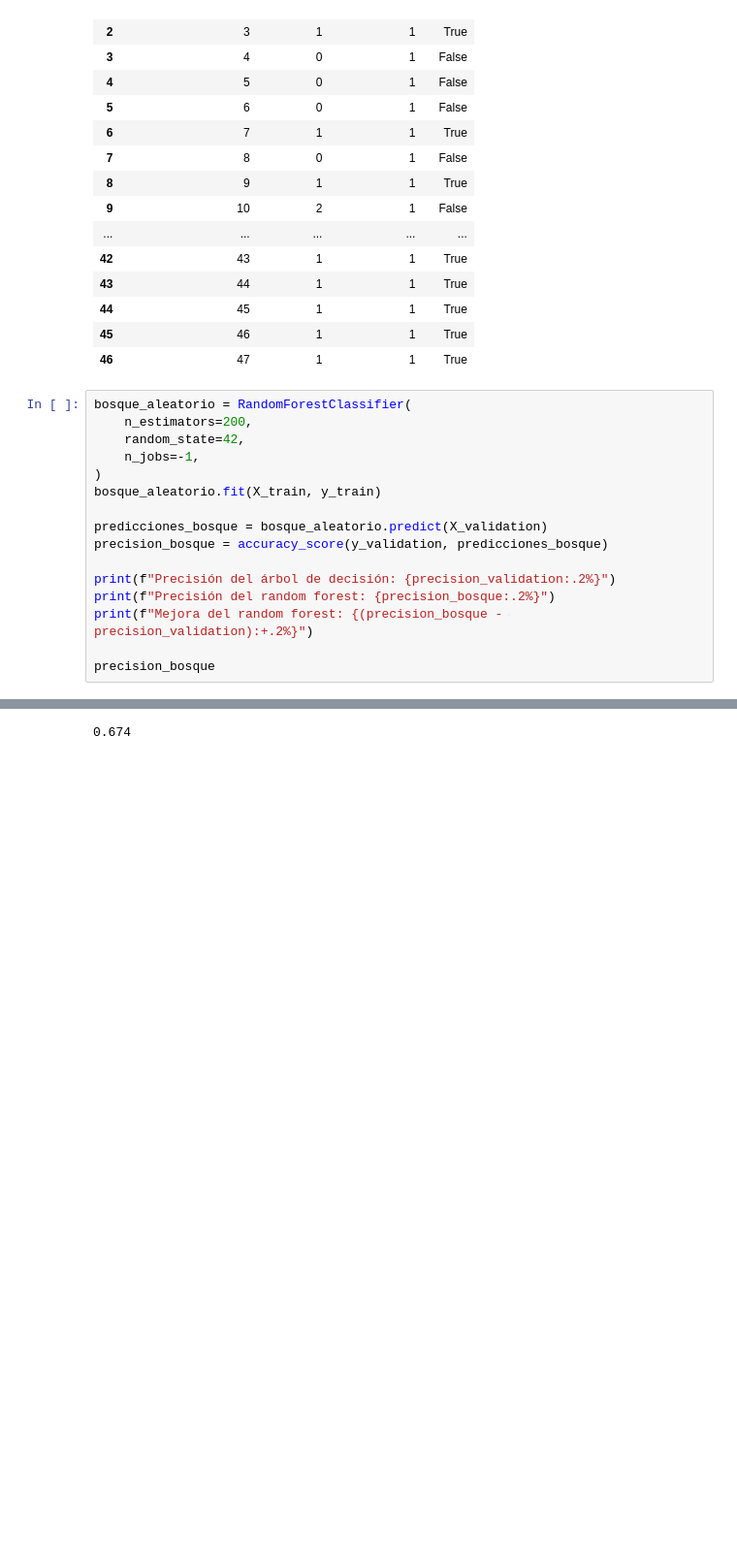
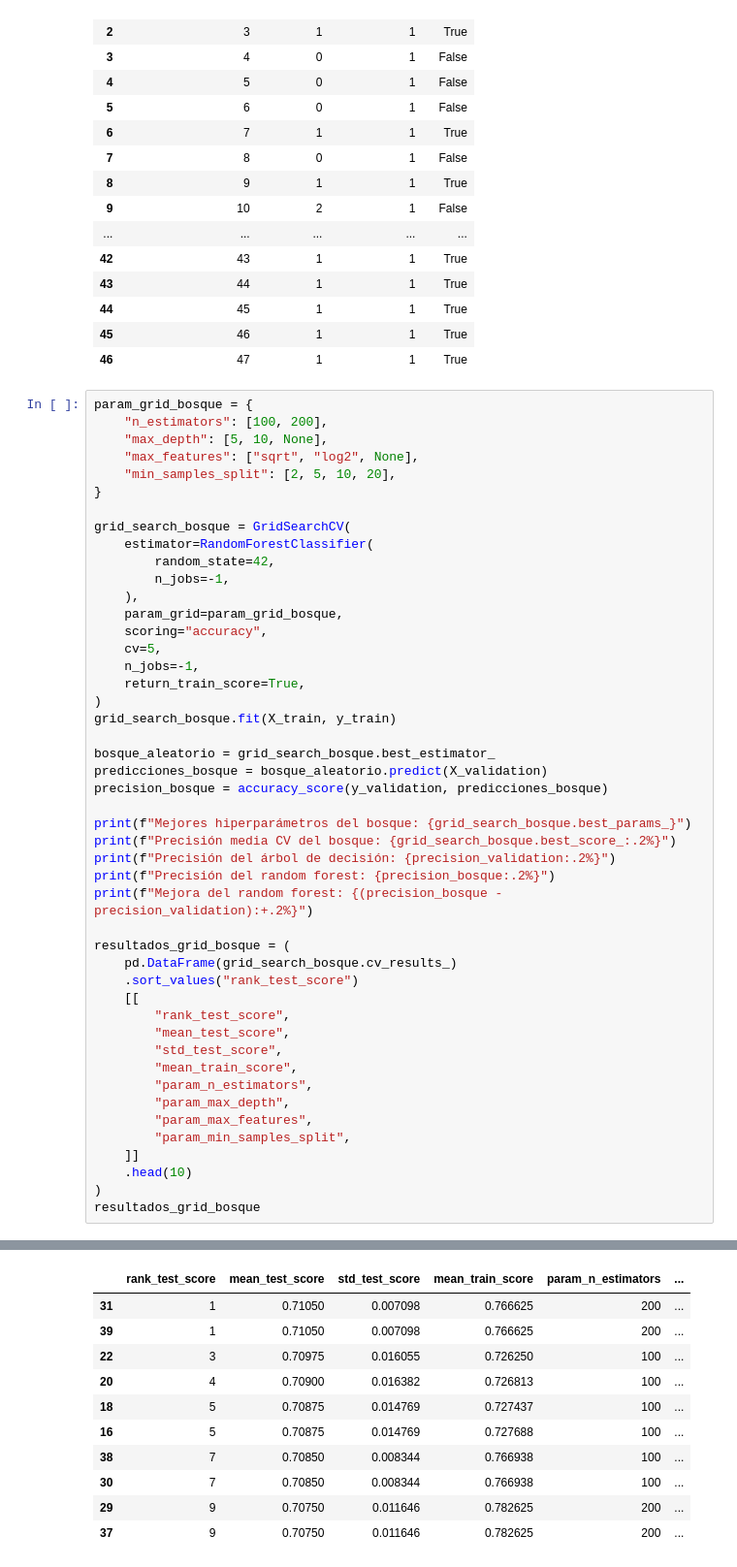
Before and after one commit to hbuelta/Decision-Trees-chess-, a Jupyter notebook: decision_tree_chess.ipynb, the cells around one changed output, grey strips where cells are left out. Shown at 97% size. Saved outputs shown, nothing was run; the diff lists cells and outputs as text; blank space fills up the shorter version.

```diff
--- a/decision_tree_chess.ipynb
+++ b/decision_tree_chess.ipynb
@@ -539,19 +588,50 @@ Precisión en la partida: 48.94%
 | 45 | 46 | 1 | 1 | True |
 | 46 | 47 | 1 | 1 | True |
 # %%
-bosque_aleatorio = RandomForestClassifier(
-    n_estimators=200,
-    random_state=42,
+param_grid_bosque = {
+    "n_estimators": [100, 200],
+    "max_depth": [5, 10, None],
+    "max_features": ["sqrt", "log2", None],
+    "min_samples_split": [2, 5, 10, 20],
+}
+
+grid_search_bosque = GridSearchCV(
+    estimator=RandomForestClassifier(
+        random_state=42,
+        n_jobs=-1,
+    ),
+    param_grid=param_grid_bosque,
+    scoring="accuracy",
+    cv=5,
     n_jobs=-1,
+    return_train_score=True,
 )
-bosque_aleatorio.fit(X_train, y_train)
+grid_search_bosque.fit(X_train, y_train)
 
+bosque_aleatorio = grid_search_bosque.best_estimator_
 predicciones_bosque = bosque_aleatorio.predict(X_validation)
 precision_bosque = accuracy_score(y_validation, predicciones_bosque)
 
+print(f"Mejores hiperparámetros del bosque: {grid_search_bosque.best_params_}")
+print(f"Precisión media CV del bosque: {grid_search_bosque.best_score_:.2%}")
 print(f"Precisión del árbol de decisión: {precision_validation:.2%}")
 print(f"Precisión del random forest: {precision_bosque:.2%}")
 print(f"Mejora del random forest: {(precision_bosque - precision_validation):+.2%}")
 
-precision_bosque
+resultados_grid_bosque = (
+    pd.DataFrame(grid_search_bosque.cv_results_)
+    .sort_values("rank_test_score")
+    [[
+        "rank_test_score",
+        "mean_test_score",
+        "std_test_score",
+        "mean_train_score",
+        "param_n_estimators",
+        "param_max_depth",
+        "param_max_features",
+        "param_min_samples_split",
+    ]]
+    .head(10)
+)
+resultados_grid_bosque
 # %% [output]
@@ -561,4 +643,14 @@ Mejora del random forest: +6.40%
-0.674
+|  | rank_test_score | mean_test_score | std_test_score | mean_train_score | param_n_estimators | ... |
+| 31 | 1 | 0.71050 | 0.007098 | 0.766625 | 200 | ... |
+| 39 | 1 | 0.71050 | 0.007098 | 0.766625 | 200 | ... |
+| 22 | 3 | 0.70975 | 0.016055 | 0.726250 | 100 | ... |
+| 20 | 4 | 0.70900 | 0.016382 | 0.726813 | 100 | ... |
+| 18 | 5 | 0.70875 | 0.014769 | 0.727437 | 100 | ... |
+| 16 | 5 | 0.70875 | 0.014769 | 0.727688 | 100 | ... |
+| 38 | 7 | 0.70850 | 0.008344 | 0.766938 | 100 | ... |
+| 30 | 7 | 0.70850 | 0.008344 | 0.766938 | 100 | ... |
+| 29 | 9 | 0.70750 | 0.011646 | 0.782625 | 200 | ... |
+| 37 | 9 | 0.70750 | 0.011646 | 0.782625 | 200 | ... |
 # %%
 modelo_random_forest = {
     "modelo": bosque_aleatorio,
```
Also changed, not shown: parts of 6 cells of this notebook, 1 other file.
